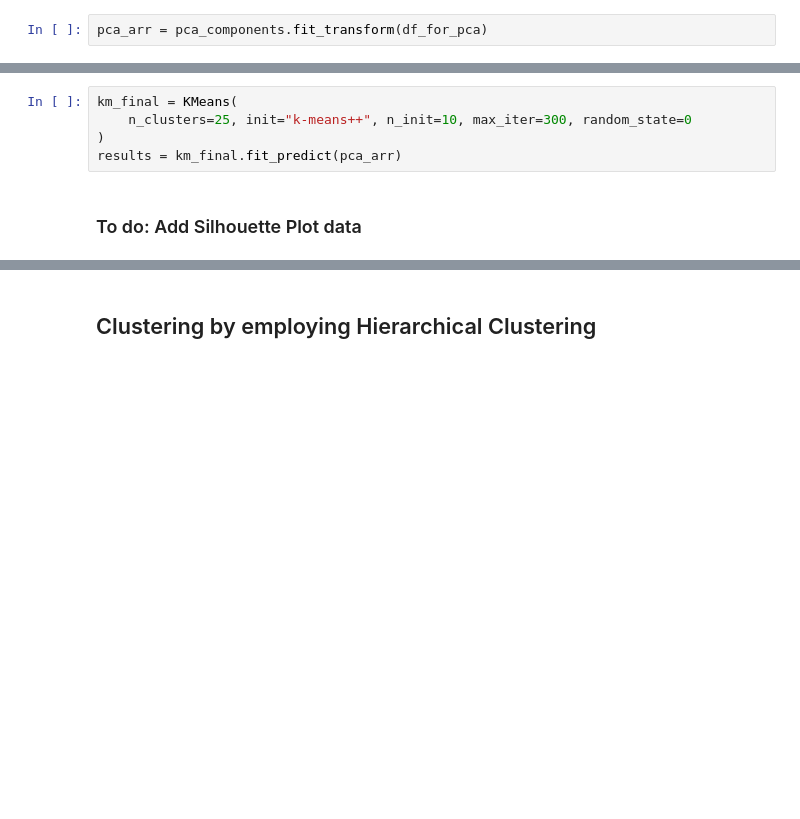
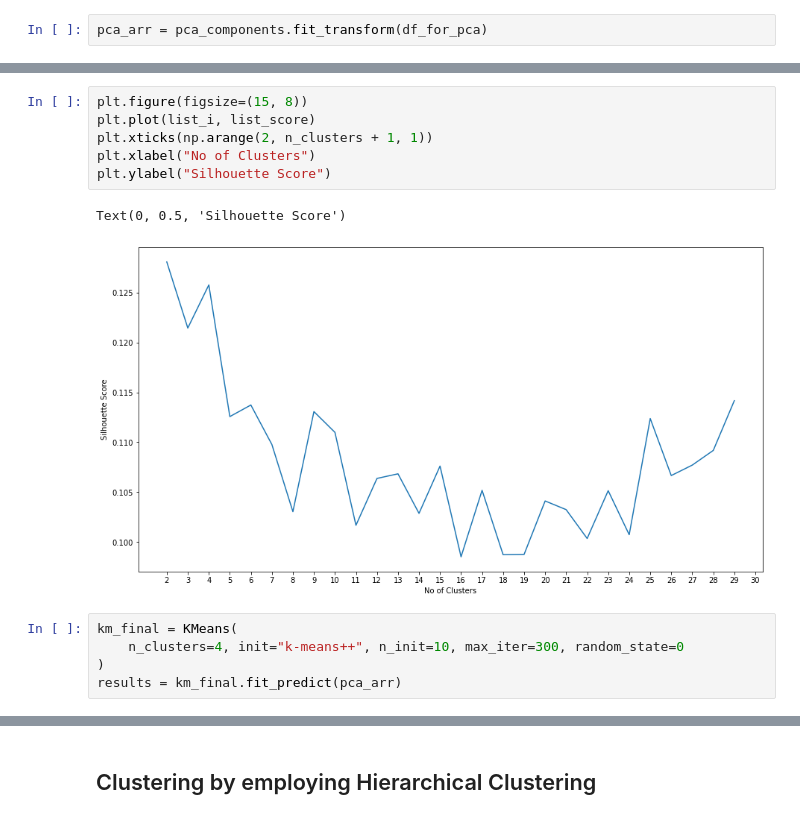
Before and after one commit to ZS-Weng/Machine_Learning, a Jupyter notebook: Clustering/KMeans and Hiearchical Clustering.ipynb, the cells around one changed output, grey strips where cells are left out. Drawn from its saved outputs; the diff is of its cells as text; blank space fills up the shorter version.

```diff
--- a/Clustering/KMeans and Hiearchical Clustering.ipynb
+++ b/Clustering/KMeans and Hiearchical Clustering.ipynb
@@ -177,10 +202,17 @@ plt.show()
+# %%
+plt.figure(figsize=(15, 8))
+plt.plot(list_i, list_score)
+plt.xticks(np.arange(2, n_clusters + 1, 1))
+plt.xlabel("No of Clusters")
+plt.ylabel("Silhouette Score")
+# %% [output]
+Text(0, 0.5, 'Silhouette Score')
+[figure, added]
 # %%
 km_final = KMeans(
-    n_clusters=25, init="k-means++", n_init=10, max_iter=300, random_state=0
+    n_clusters=4, init="k-means++", n_init=10, max_iter=300, random_state=0
 )
 results = km_final.fit_predict(pca_arr)
-# %% [markdown]
-### To do: Add Silhouette Plot data
 # %%
 unique_elements, counts_elements = np.unique(results, return_counts=True)
 print("Frequency of unique values of the said array:")
```
Also changed, not shown: parts of 7 cells of this notebook.
